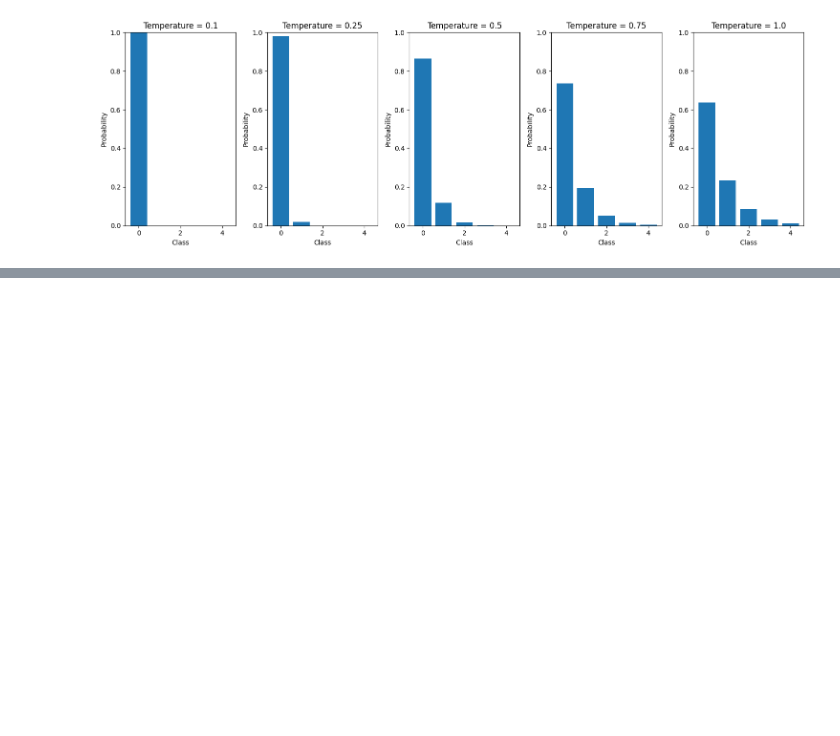
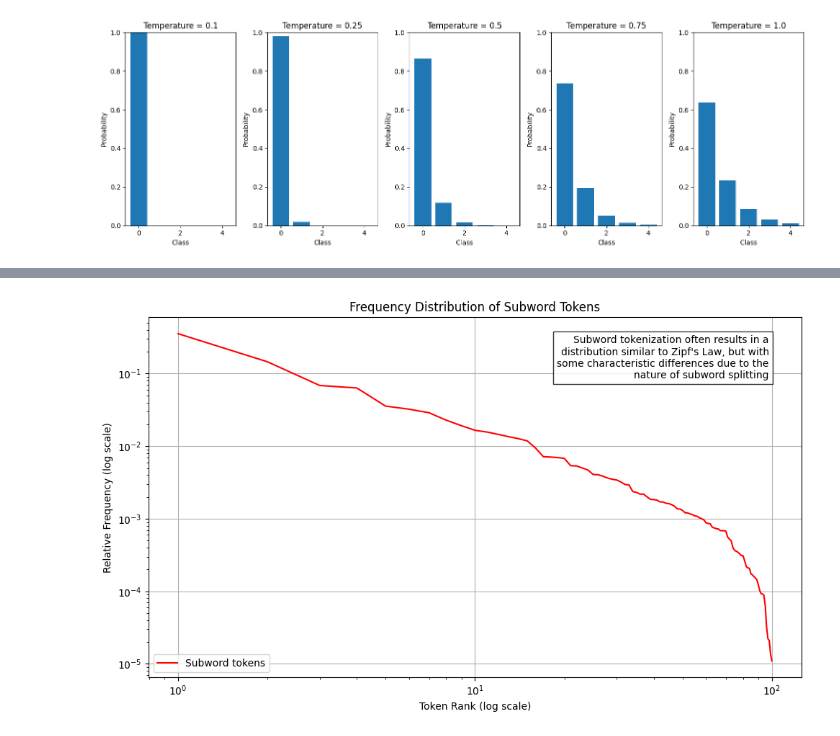
Before and after one commit to solarecho3/vectors, a Jupyter notebook: ml.ipynb, the cells around one changed output, grey strips where cells are left out. Drawn from its saved outputs; the diff is of its cells as text; code cells hidden in the pictures; blank space fills up the shorter version.

```diff
--- a/ml.ipynb
+++ b/ml.ipynb
@@ -99,0 +135,44 @@ plt.show()
+# %%
+# Example of subword tokenization frequency distribution
+import numpy as np
+import matplotlib.pyplot as plt
+
+# Sample text for tokenization (you may want to use your actual tokenized data)
+text = "The quick brown fox jumps over the lazy dog. This is a sample text to demonstrate subword tokenization."
+
+# Simulate subword token frequencies (replace this with actual tokenizer output)
+# This is a simplified example - actual subword distributions may vary
+n_tokens = 100
+# Generate frequencies that follow roughly Zipfian distribution but with some variation
+frequencies = np.random.pareto(1, n_tokens)
+frequencies = frequencies / frequencies.sum()  # Normalize
+
+# Sort frequencies in descending order
+frequencies = np.sort(frequencies)[::-1]
+ranks = np.arange(1, len(frequencies) + 1)
+
+# Create the plot
+plt.figure(figsize=(10, 6))
+plt.loglog(ranks, frequencies, 'r-', label='Subword tokens')
+plt.grid(True)
+
+plt.title('Frequency Distribution of Subword Tokens')
+plt.xlabel('Token Rank (log scale)')
+plt.ylabel('Relative Frequency (log scale)')
+plt.legend()
+
+# Add text annotation
+plt.text(0.95, 0.95,
+         "Subword tokenization often results in a\n" +
+         "distribution similar to Zipf's Law, but with\n" +
+         "some characteristic differences due to the\n" +
+         "nature of subword splitting",
+         transform=plt.gca().transAxes,
+         verticalalignment='top',
+         horizontalalignment='right',
+         bbox=dict(facecolor='white', alpha=0.8))
+
+plt.tight_layout()
+plt.show()
+# %% [output]
+[figure, added]
```
Also changed, not shown: parts of 4 cells of this notebook.
